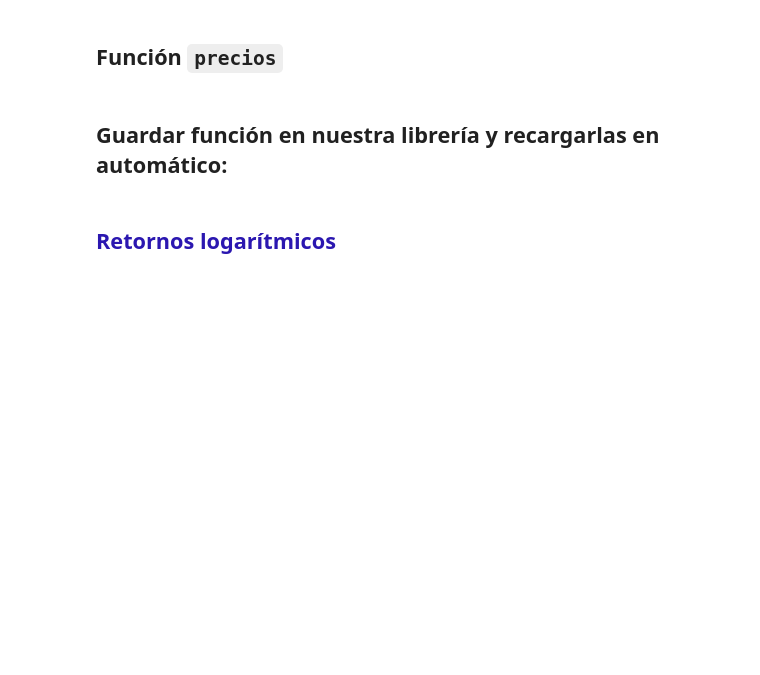
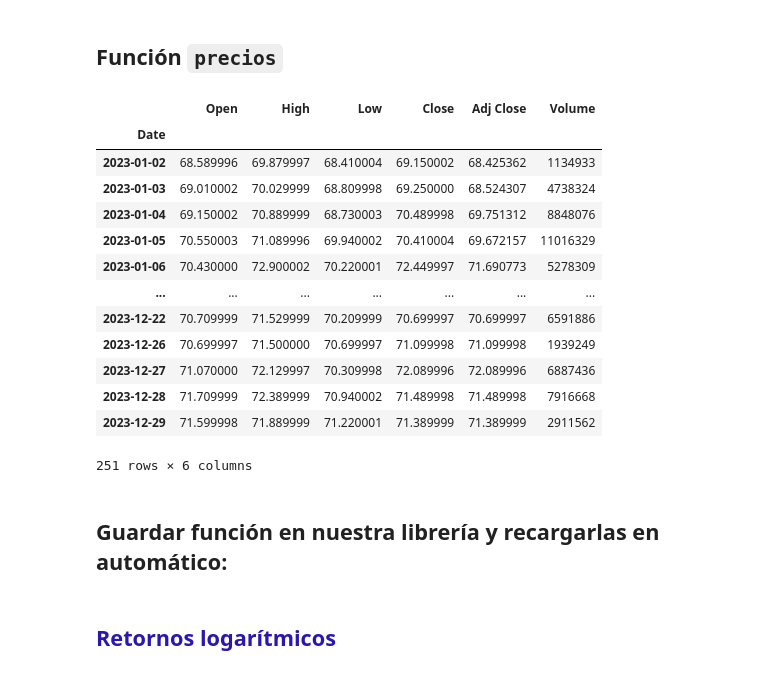
Before and after one commit to carlosdeoncedos/CienciasDatosFinanzas2024_05, a Jupyter notebook: Sesion_6.ipynb, the cells around one changed output. Cells and saved outputs as stored; diff of their text form; code cells hidden in the pictures; blank space fills up the shorter version.

```diff
--- a/Sesion_6.ipynb
+++ b/Sesion_6.ipynb
@@ -90,0 +162,2 @@ GMT es la Zona Horaria de Greenwich.
+# %%
+url = f'https://query1.finance.yahoo.com/v7/finance/download/{accion}?period1={fecha1}&period2={fecha2}&interval=1d&events=history&includeAdjustedClose=true'
@@ -90,0 +168,2 @@ GMT es la Zona Horaria de Greenwich.
+# %%
+df = pd.read_csv(url)
@@ -91,2 +196,5 @@ GMT es la Zona Horaria de Greenwich.
 # %% [markdown]
 ### Indexar columna `Date`
+# %%
+df['Date'] = pd.to_datetime(df['Date'])
+df.set_index('Date', inplace=True)
@@ -93,5 +221,48 @@ GMT es la Zona Horaria de Greenwich.
 # %% [markdown]
 ## Función `precios`
+# %%
+def precios(accion='^MXX', fecha1=datetime.datetime.today().replace(month=1, day=1),
+            fecha2=datetime.datetime.today()):
+    '''
+    DOC STRING
+    '''
+    # print(fecha1.strftime('%s'))
+    # print(fecha2.strftime('%s'))
+
+    if type(fecha1) != datetime.datetime:
+        fecha1 = datetime.datetime.strptime(fecha1, "%Y-%m-%d")
+    fecha1 = fecha1.strftime('%s')
+
+    if type(fecha2) != datetime.datetime:
+        fecha2 = datetime.datetime.strptime(fecha2, "%Y-%m-%d")
+    fecha2 = fecha2.strftime('%s')
+    # fecha2 = datetime.datetime.strptime(fecha2, "%Y-%m-%d").strftime('%s')
+
+
+    url = f'https://query1.finance.yahoo.com/v7/finance/download/{accion}?period1={fecha1}&period2={fecha2}&interval=1d&events=history&includeAdjustedClose=true'
+    df = pd.read_csv(url)
+    df['Date'] = pd.to_datetime(df['Date'])
+    df.set_index('Date', inplace=True)
+    df.sort_index(inplace=True)
+
+    return df
+# %%
+precios('walmex.mx', '2023-01-01', '2024-01-01')
+# %% [output]
+|  | Open | High | Low | Close | Adj Close | Volume |
+| Date |  |  |  |  |  |  |
+| 2023-01-02 | 68.589996 | 69.879997 | 68.410004 | 69.150002 | 68.425362 | 1134933 |
+| 2023-01-03 | 69.010002 | 70.029999 | 68.809998 | 69.250000 | 68.524307 | 4738324 |
+| 2023-01-04 | 69.150002 | 70.889999 | 68.730003 | 70.489998 | 69.751312 | 8848076 |
+| 2023-01-05 | 70.550003 | 71.089996 | 69.940002 | 70.410004 | 69.672157 | 11016329 |
+| 2023-01-06 | 70.430000 | 72.900002 | 70.220001 | 72.449997 | 71.690773 | 5278309 |
+| ... | ... | ... | ... | ... | ... | ... |
+| 2023-12-22 | 70.709999 | 71.529999 | 70.209999 | 70.699997 | 70.699997 | 6591886 |
+| 2023-12-26 | 70.699997 | 71.500000 | 70.699997 | 71.099998 | 71.099998 | 1939249 |
+| 2023-12-27 | 71.070000 | 72.129997 | 70.309998 | 72.089996 | 72.089996 | 6887436 |
+| 2023-12-28 | 71.709999 | 72.389999 | 70.940002 | 71.489998 | 71.489998 | 7916668 |
+| 2023-12-29 | 71.599998 | 71.889999 | 71.220001 | 71.389999 | 71.389999 | 2911562 |
+251 rows × 6 columns
 # %% [markdown]
 ## Guardar función en nuestra librería y recargarlas en automático:
 # %% [markdown]
```
Also changed, not shown: parts of 20 cells of this notebook.
